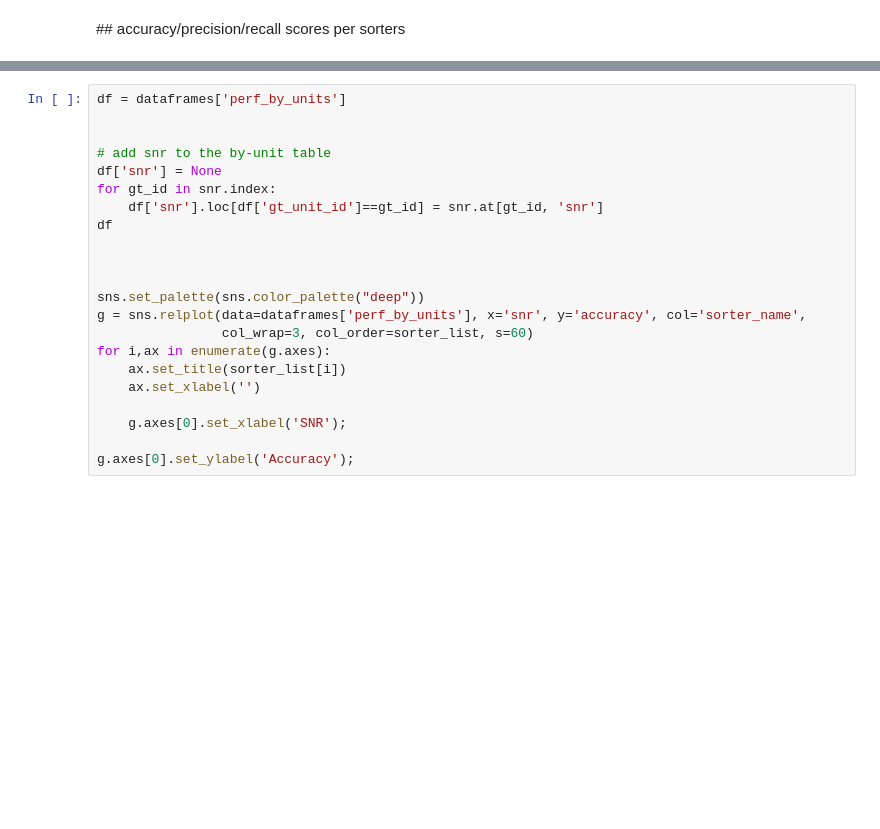
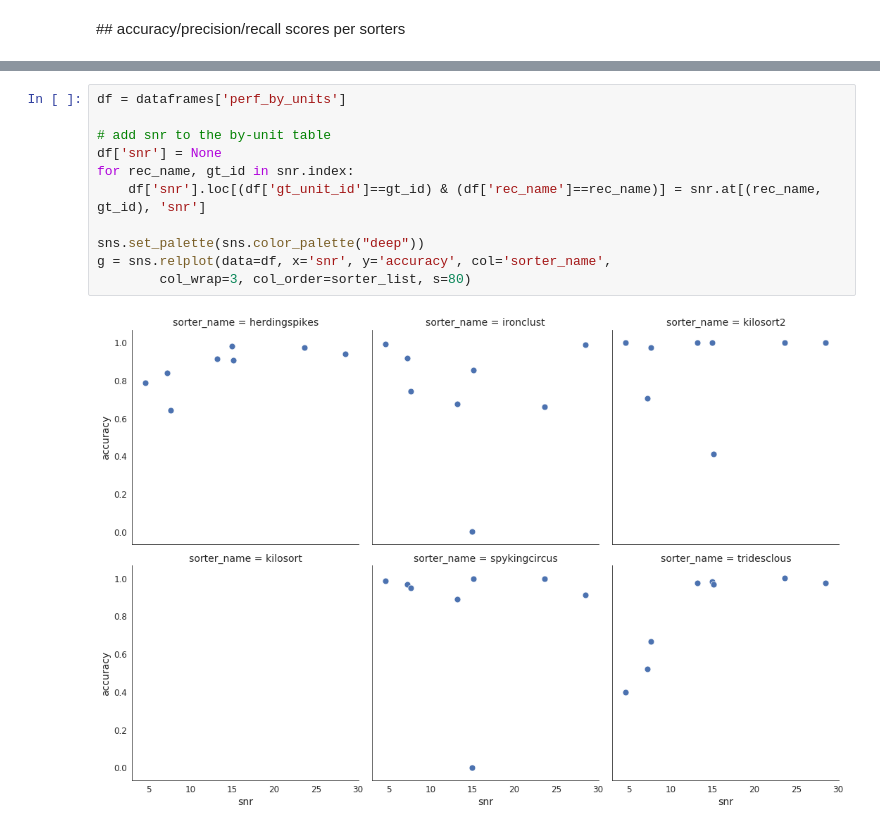
Before and after one commit to SpikeInterface/SpikeInterface.github.io, a Jupyter notebook: posts/spampinato-mice-retina-mea252ch-pair-recording-part2.ipynb, the cells around one changed output, grey strips where cells are left out. Saved outputs shown, nothing was run; the diff lists cells and outputs as text; blank space fills up the shorter version.

```diff
--- a/posts/spampinato-mice-retina-mea252ch-pair-recording-part2.ipynb
+++ b/posts/spampinato-mice-retina-mea252ch-pair-recording-part2.ipynb
@@ -247,22 +432,13 @@ g = sns.relplot(data=dataframes['perf_by_units'], x='precision', y='recall', col
 # %%
 df = dataframes['perf_by_units']
 
-
 # add snr to the by-unit table
 df['snr'] = None
-for gt_id in snr.index:
-    df['snr'].loc[df['gt_unit_id']==gt_id] = snr.at[gt_id, 'snr']
-df
-
-
+for rec_name, gt_id in snr.index:
+    df['snr'].loc[(df['gt_unit_id']==gt_id) & (df['rec_name']==rec_name)] = snr.at[(rec_name, gt_id), 'snr']
 
 sns.set_palette(sns.color_palette("deep"))
-g = sns.relplot(data=dataframes['perf_by_units'], x='snr', y='accuracy', col='sorter_name',
-                col_wrap=3, col_order=sorter_list, s=60)
-for i,ax in enumerate(g.axes):
-    ax.set_title(sorter_list[i])
-    ax.set_xlabel('')
-
-    g.axes[0].set_xlabel('SNR');
-
-g.axes[0].set_ylabel('Accuracy');
+g = sns.relplot(data=df, x='snr', y='accuracy', col='sorter_name',
+        col_wrap=3, col_order=sorter_list, s=80)
+# %% [output]
+[figure, added]
```
Also changed, not shown: parts of 13 cells of this notebook.
